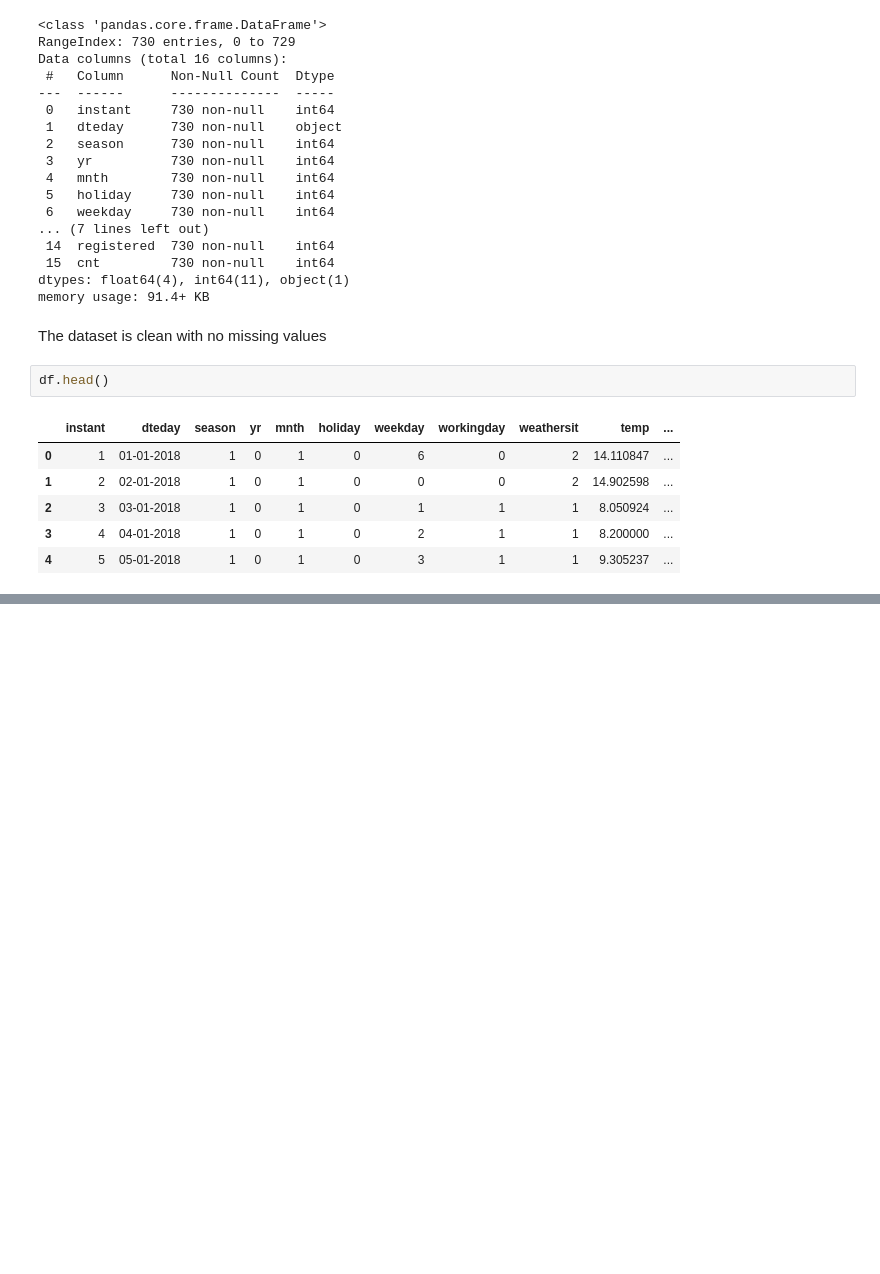
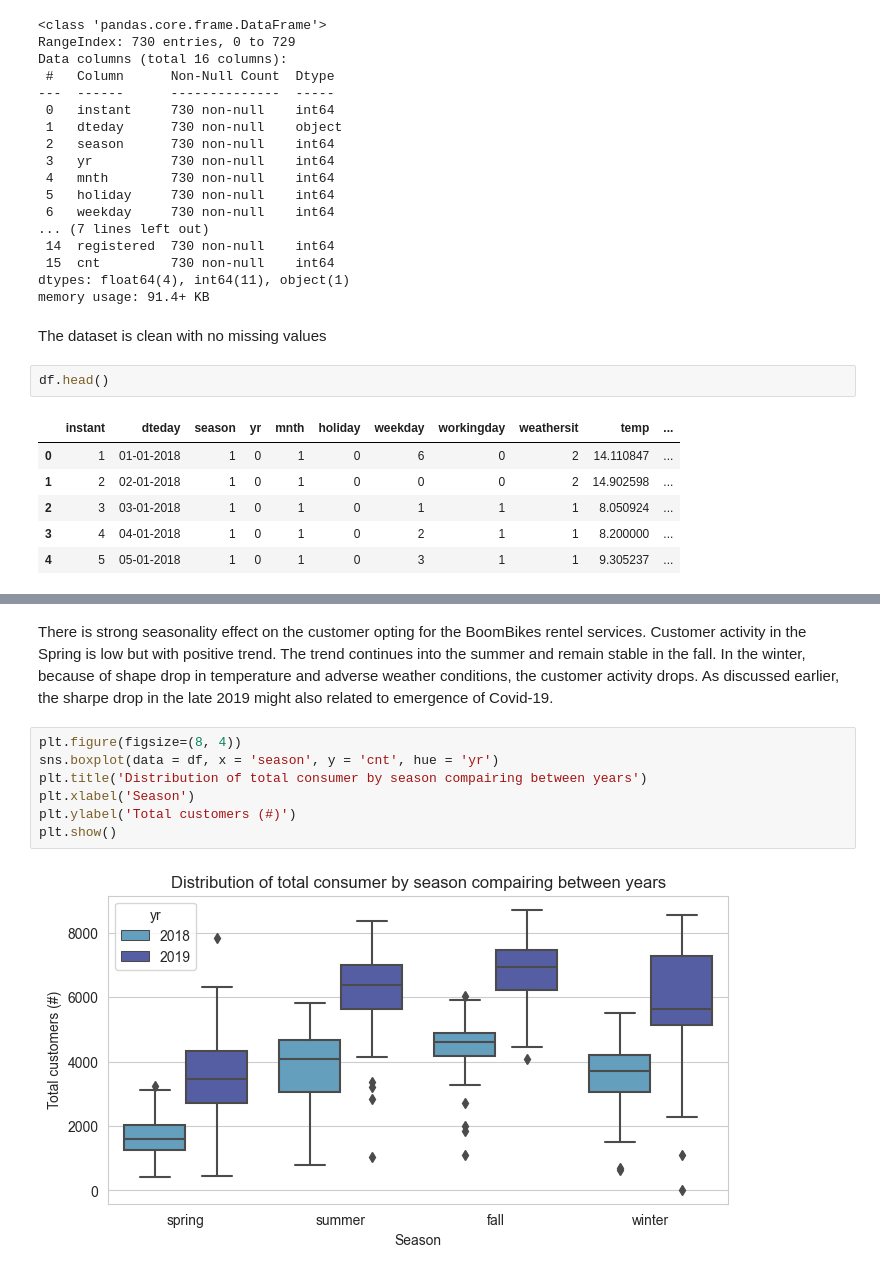
Before and after one commit to nagaraju-oruganti/Bike-Sharing, a Jupyter notebook: notebooks/eda.ipynb, the cells around one changed output, grey strips where cells are left out. Drawn from its saved outputs; the diff is of its cells as text; blank space fills up the shorter version.

```diff
--- a/notebooks/eda.ipynb
+++ b/notebooks/eda.ipynb
@@ -172,0 +125,11 @@ True
+# %% [markdown]
+There is strong seasonality effect on the customer opting for the BoomBikes rentel services. Customer activity in the Spring is low but with positive trend. The trend continues into the summer and remain stable in the fall. In the winter, because of shape drop in temperature and adverse weather conditions, the customer activity drops. As discussed earlier, the sharpe drop in the late 2019 might also related to emergence of Covid-19.
+# %%
+plt.figure(figsize=(8, 4))
+sns.boxplot(data = df, x = 'season', y = 'cnt', hue = 'yr')
+plt.title('Distribution of total consumer by season compairing between years')
+plt.xlabel('Season')
+plt.ylabel('Total customers (#)')
+plt.show()
+# %% [output]
+[figure, added]
```
Also changed, not shown: parts of 51 cells of this notebook, 5 other files.
